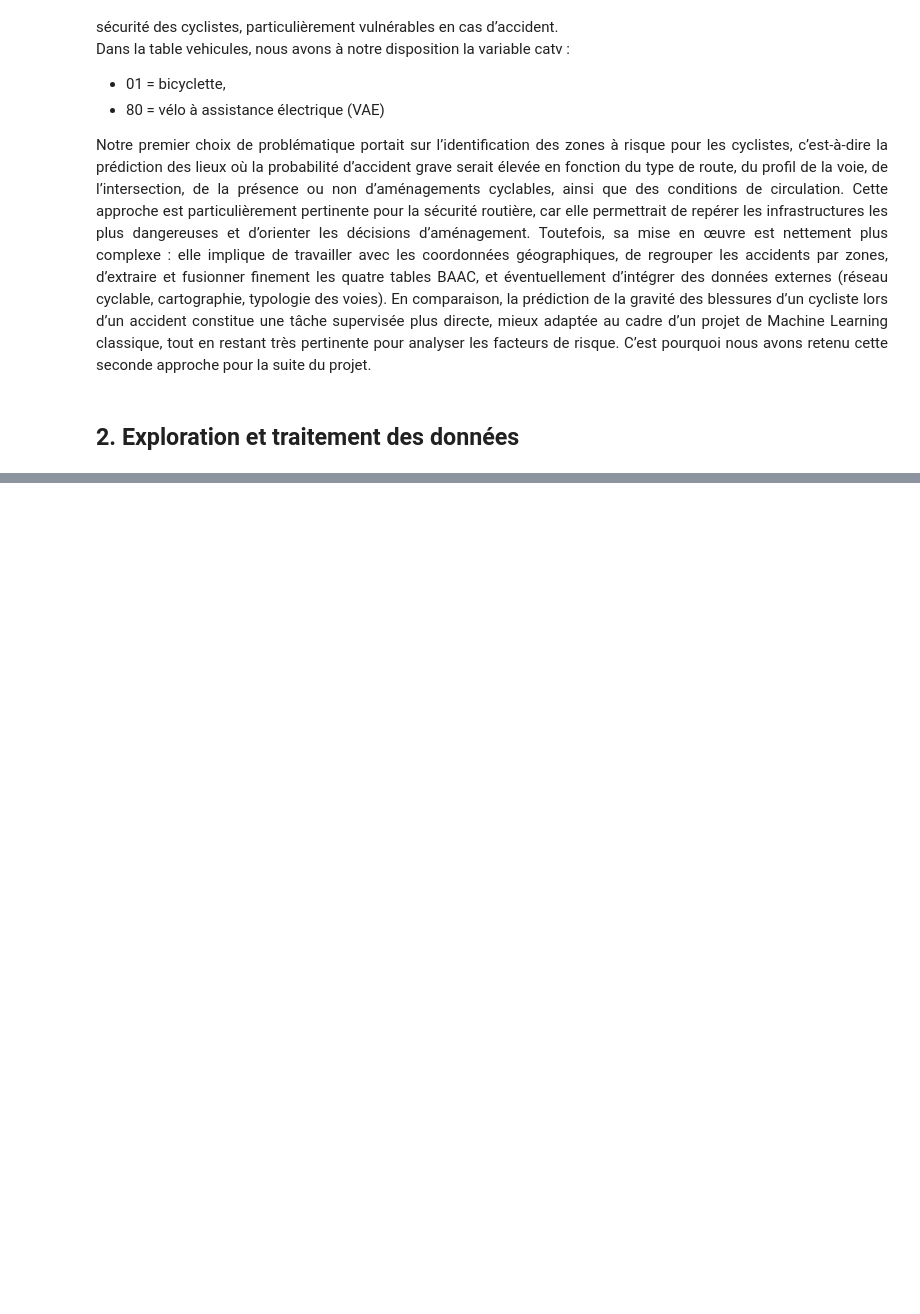
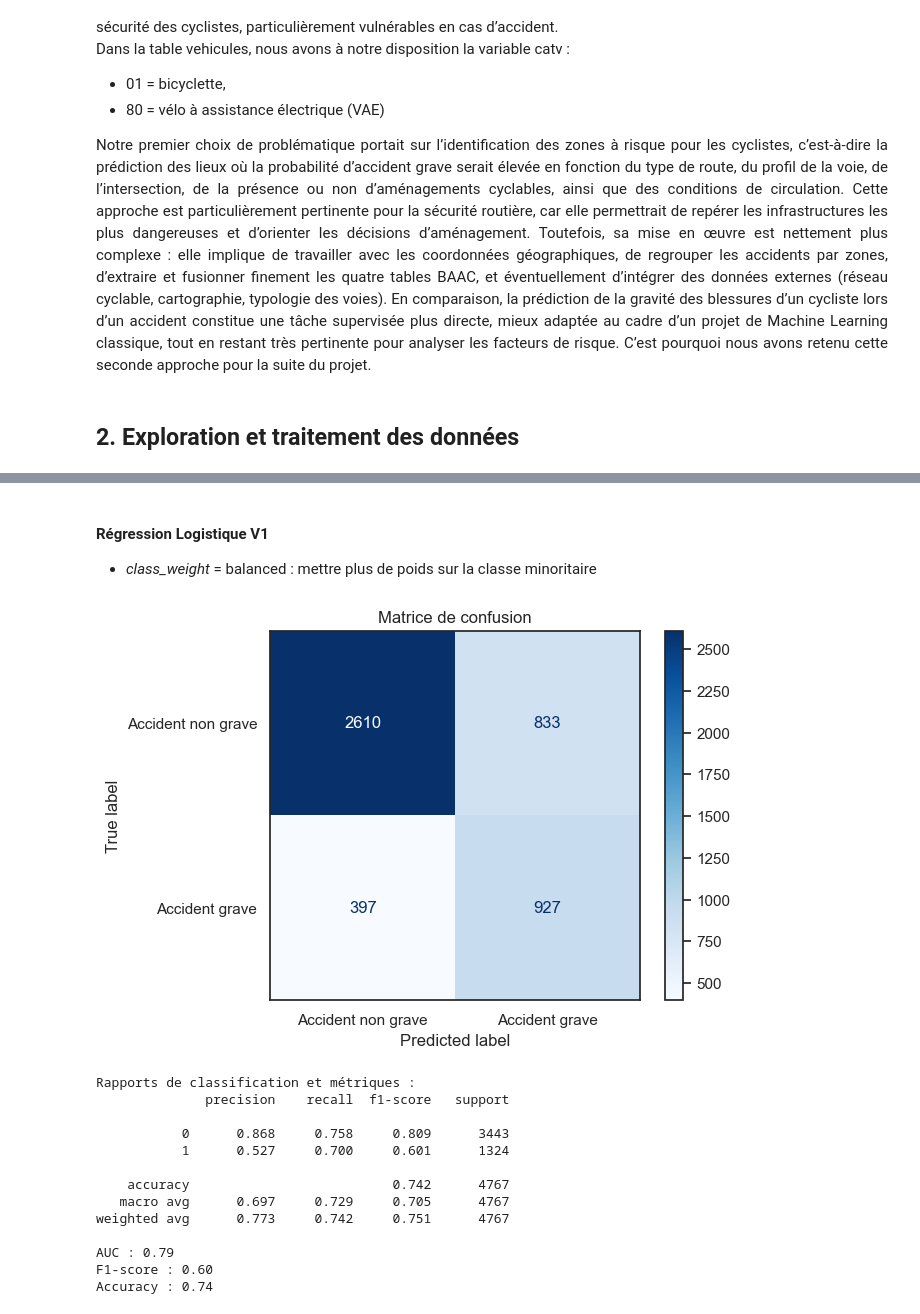
Before and after one commit to 007337-lil/ML4DS, a Jupyter notebook: projet_ml_for_ds.ipynb, the cells around one changed output, grey strips where cells are left out. Saved outputs shown, nothing was run; the diff lists cells and outputs as text; code cells hidden in the pictures; blank space fills up the shorter version.

```diff
--- a/projet_ml_for_ds.ipynb
+++ b/projet_ml_for_ds.ipynb
@@ -470,0 +316,3 @@ vehicules['id_vehicule'] = vehicules['id_vehicule'].str.replace('\xa0', '', rege
+# %%
+cyclistes['grav'] = np.where(cyclistes['grav_ord'].isin([0, 1]), 0, 1)
+((cyclistes['grav'].value_counts(normalize=True).sort_values().round(3)) * 100).round(1)
@@ -470,0 +345,6 @@ vehicules['id_vehicule'] = vehicules['id_vehicule'].str.replace('\xa0', '', rege
+# %%
+X, y = cyclistes.drop(columns=['grav', 'grav_ord']), cyclistes['grav']
+X_train, X_test, y_train, y_test = train_test_split(X, y, test_size=0.2, random_state=42, stratify=y)
+# %%
+num_features = ['age', 'vma']
+cat_features = [col for col in cyclistes.columns.tolist() if col not in ['vma', 'age', 'grav', 'grav_ord']]
@@ -470,0 +361,53 @@ vehicules['id_vehicule'] = vehicules['id_vehicule'].str.replace('\xa0', '', rege
+# %% [markdown]
+#### Régression Logistique V1
+
+- *class_weight* = balanced : mettre plus de poids sur la classe minoritaire
+# %%
+preprocess = ColumnTransformer(
+    transformers=[
+        ('num', StandardScaler(), num_features),
+        ('cat', OneHotEncoder(handle_unknown='ignore', sparse_output=False, drop='first'), cat_features)
+    ]
+)
+reg_log = LogisticRegression(
+    max_iter=1000,
+    class_weight='balanced',
+    random_state=42,
+    l1_ratio=1,
+    solver='liblinear'
+)
+pipeline_log = Pipeline([
+    ('preprocess', preprocess),
+    ('model', reg_log)
+])
+pipeline_log.fit(X_train, y_train)
+y_pred = pipeline_log.predict(X_test)
+y_proba = pipeline_log.predict_proba(X_test)[:, 1]
+ConfusionMatrixDisplay.from_predictions(
+    y_test,
+    y_pred,
+    display_labels=["Accident non grave", "Accident grave"],
+    cmap=plt.cm.Blues
+)
+plt.title('Matrice de confusion')
+plt.show()
+print("Rapports de classification et métriques :")
+print(classification_report(y_test, y_pred, digits=3))
+print(f"AUC : {roc_auc_score(y_test, y_proba):.2F}")
+print(f"F1-score : {f1_score(y_test, y_pred):.2f}")
+print(f"Accuracy : {accuracy_score(y_test, y_pred):.2f}")
+# %% [output]
+[figure, added]
+Rapports de classification et métriques :
+              precision    recall  f1-score   support
+
+           0      0.868     0.758     0.809      3443
+           1      0.527     0.700     0.601      1324
+
+    accuracy                          0.742      4767
+   macro avg      0.697     0.729     0.705      4767
+weighted avg      0.773     0.742     0.751      4767
+
+AUC : 0.79
+F1-score : 0.60
+Accuracy : 0.74
```
Also changed, not shown: parts of 49 cells of this notebook, 2 other files.
